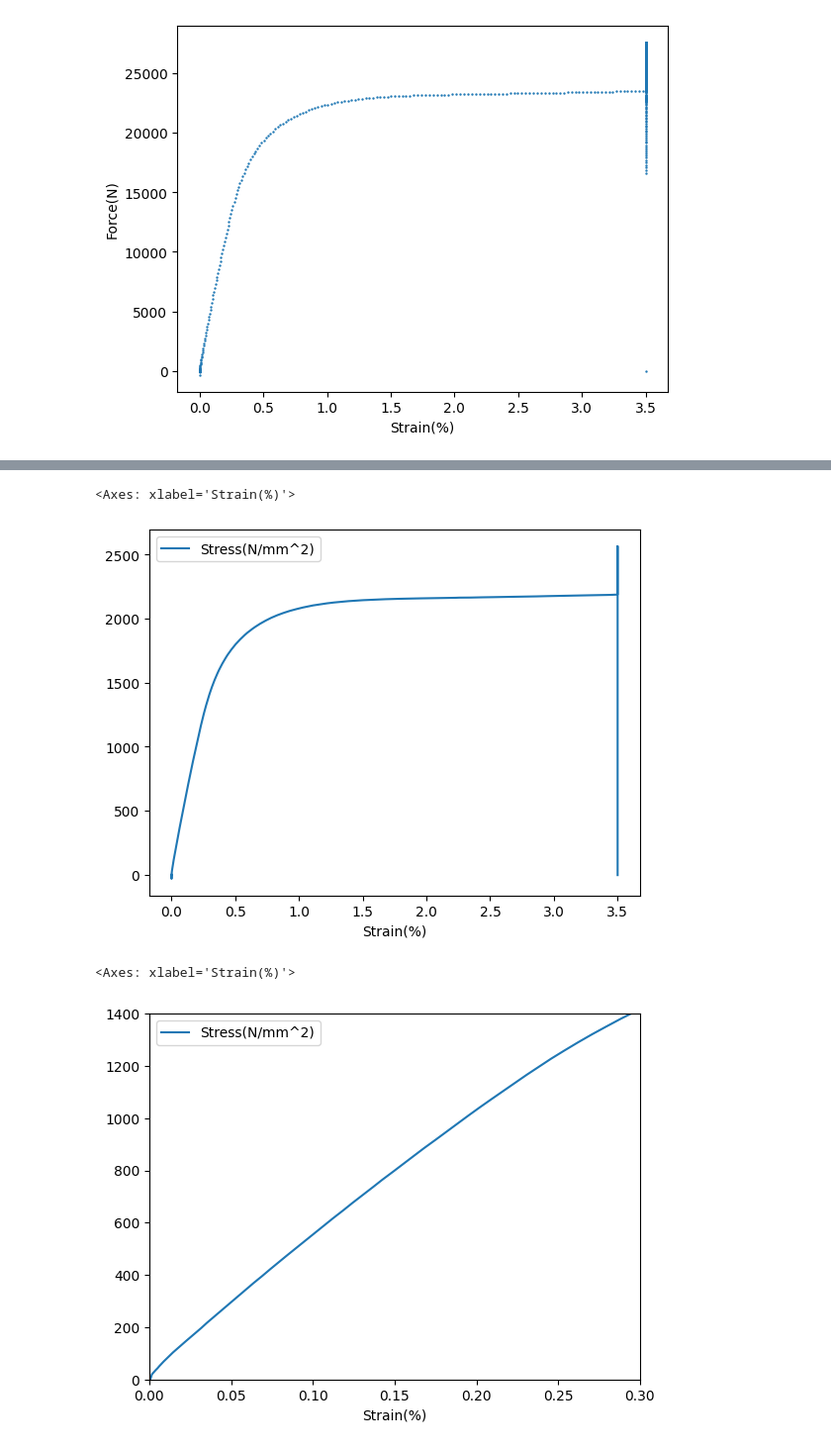
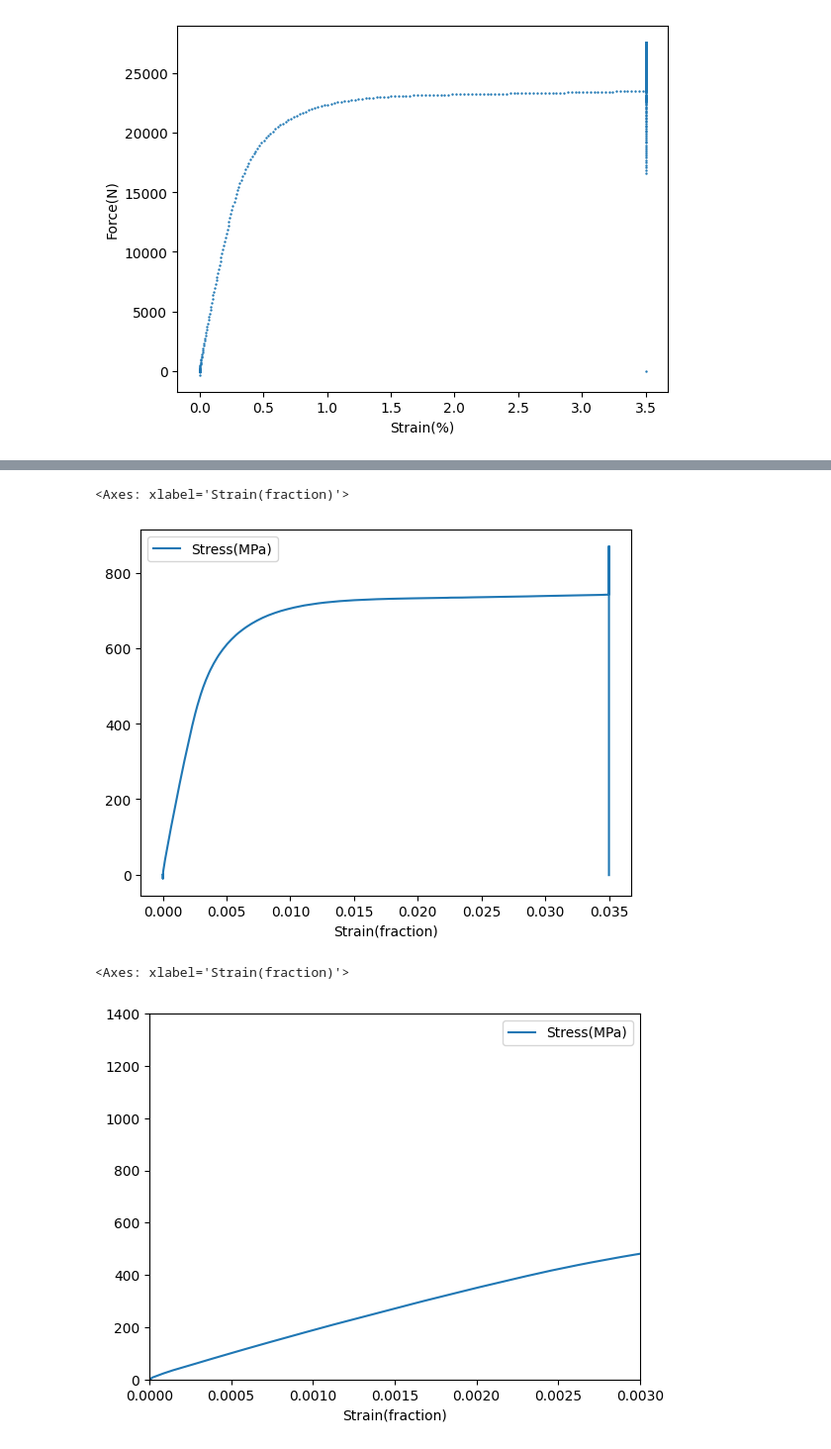
Before and after one commit to kelly-h-xu/tension_lab, a Jupyter notebook: main.ipynb, the cells around one changed output, grey strips where cells are left out. Shown: that part at 99% size. Drawn from its saved outputs; the diff is of its cells as text; code cells hidden in the pictures.

```diff
--- a/main.ipynb
+++ b/main.ipynb
@@ -29,7 +29,8 @@ df.plot.scatter(1,0, s=0.5)
 [figure]
 # %%
 #getting Stress- divide force by cross sectional area
-#cross sectional area = 10.75mm^2
-df["Force(N)"] = df["Force(N)"].div(10.75)
+#diameter = 6.35mm
+#cross sectional area = 31.67 mm^2
+df["Force(N)"] = df["Force(N)"].div(31.67)
 print(df)
 # %% [output]
@@ -48,2 +49,5 @@ print(df)
 
 [1276 rows x 2 columns]
+# %%
+df["Strain(%)"] = df["Strain(%)"].div(100)
+print(df)
@@ -49,0 +69,3 @@ print(df)
+# %%
+df = df.rename(columns = {"Force(N)":"Stress(MPa)","Strain(%)":"Strain(fraction)"})
+print(df)
@@ -50,5 +87,5 @@ print(df)
 # %%
-df.plot(x='Strain(%)', y='Stress(N/mm^2)')
+df.plot(x='Strain(fraction)', y='Stress(MPa)')
 # %% [output]
-<Axes: xlabel='Strain(%)'>
+<Axes: xlabel='Strain(fraction)'>
-[figure, old version]
+[figure, new version]
@@ -57,7 +92,7 @@ df.clip
 # %%
-df.plot(x='Strain(%)', y='Stress(N/mm^2)', xlim=(0,0.3), ylim=(0,1400))
+df.plot(x='Strain(fraction)', y='Stress(MPa)', xlim=(0,0.003), ylim=(0,1400))
 # %% [output]
-<Axes: xlabel='Strain(%)'>
+<Axes: xlabel='Strain(fraction)'>
-[figure, old version]
+[figure, new version]
 # %%
 #calculating young's modulus
```
Also changed, not shown: parts of 8 cells of this notebook, 1 other file.
